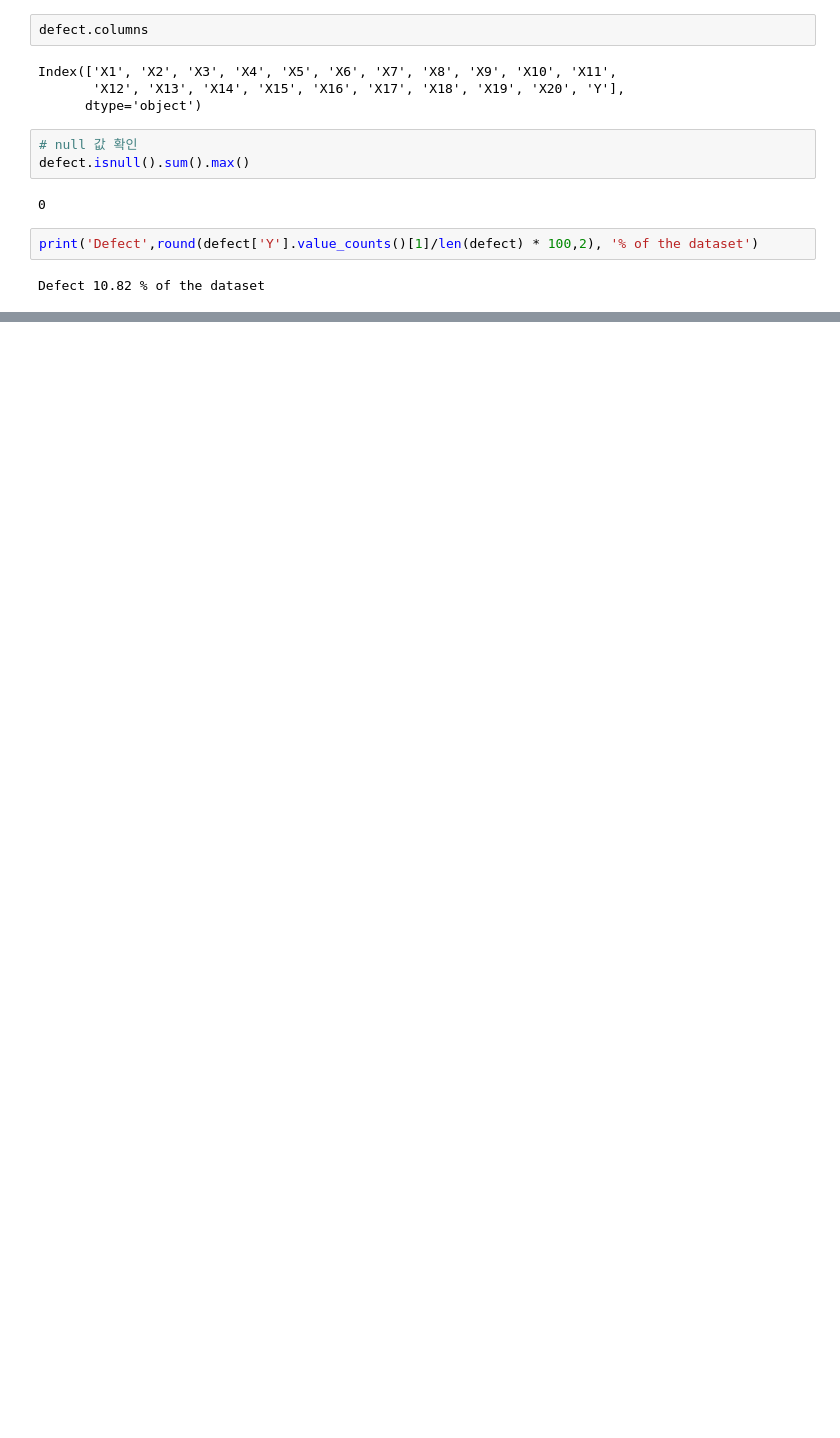
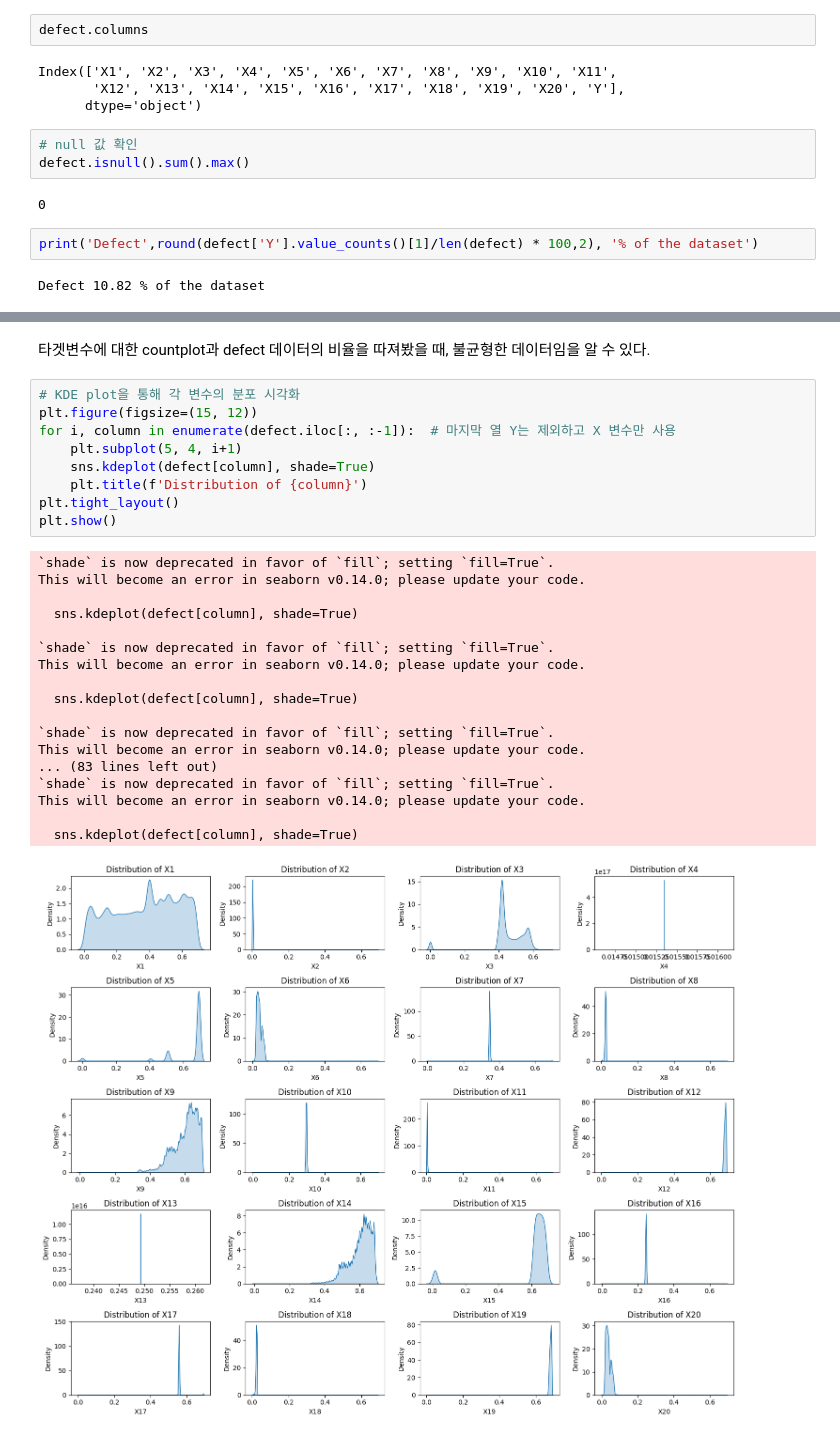
Before and after one commit to AhyeongJ/LS_Project1, a Jupyter notebook: project1.ipynb, the cells around one changed output, grey strips where cells are left out. Cells and saved outputs as stored; diff of their text form; blank space fills up the shorter version.

```diff
--- a/project1.ipynb
+++ b/project1.ipynb
@@ -60,0 +64,30 @@ Error:
+# %% [markdown]
+타겟변수에 대한 countplot과 defect 데이터의 비율을 따져봤을 때, 불균형한 데이터임을 알 수 있다.
+# %%
+# KDE plot을 통해 각 변수의 분포 시각화
+plt.figure(figsize=(15, 12))
+for i, column in enumerate(defect.iloc[:, :-1]):  # 마지막 열 Y는 제외하고 X 변수만 사용
+    plt.subplot(5, 4, i+1)
+    sns.kdeplot(defect[column], shade=True)
+    plt.title(f'Distribution of {column}')
+plt.tight_layout()
+plt.show()
+# %% [output]
+`shade` is now deprecated in favor of `fill`; setting `fill=True`.
+This will become an error in seaborn v0.14.0; please update your code.
+
+  sns.kdeplot(defect[column], shade=True)
+
+`shade` is now deprecated in favor of `fill`; setting `fill=True`.
+This will become an error in seaborn v0.14.0; please update your code.
+
+  sns.kdeplot(defect[column], shade=True)
+
+`shade` is now deprecated in favor of `fill`; setting `fill=True`.
+This will become an error in seaborn v0.14.0; please update your code.
+... (83 lines left out)
+`shade` is now deprecated in favor of `fill`; setting `fill=True`.
+This will become an error in seaborn v0.14.0; please update your code.
+
+  sns.kdeplot(defect[column], shade=True)
+[figure, added]
```
Also changed, not shown: parts of 10 cells of this notebook.
